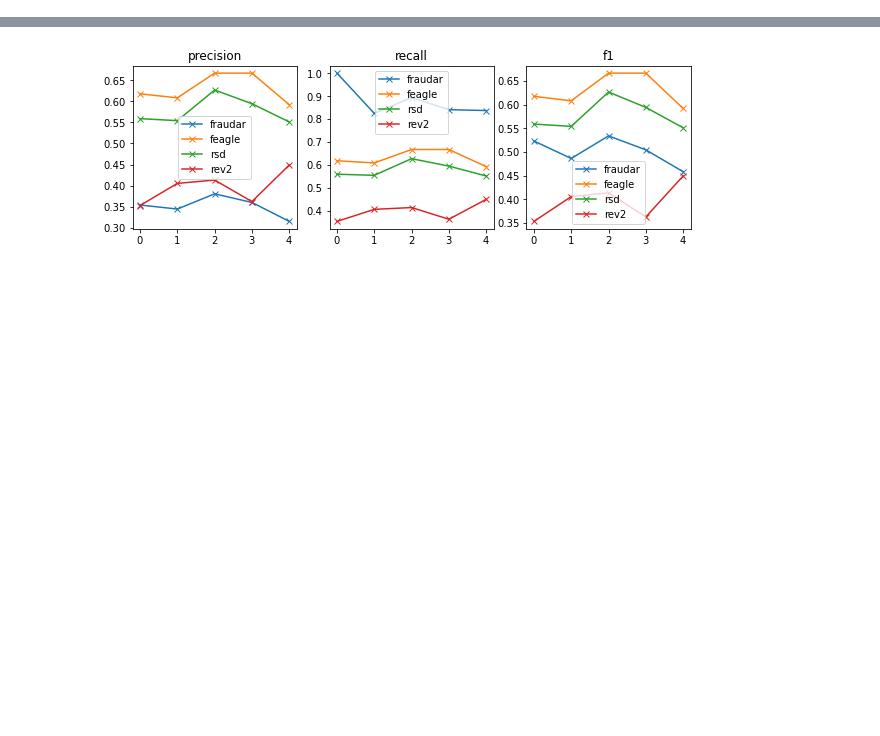
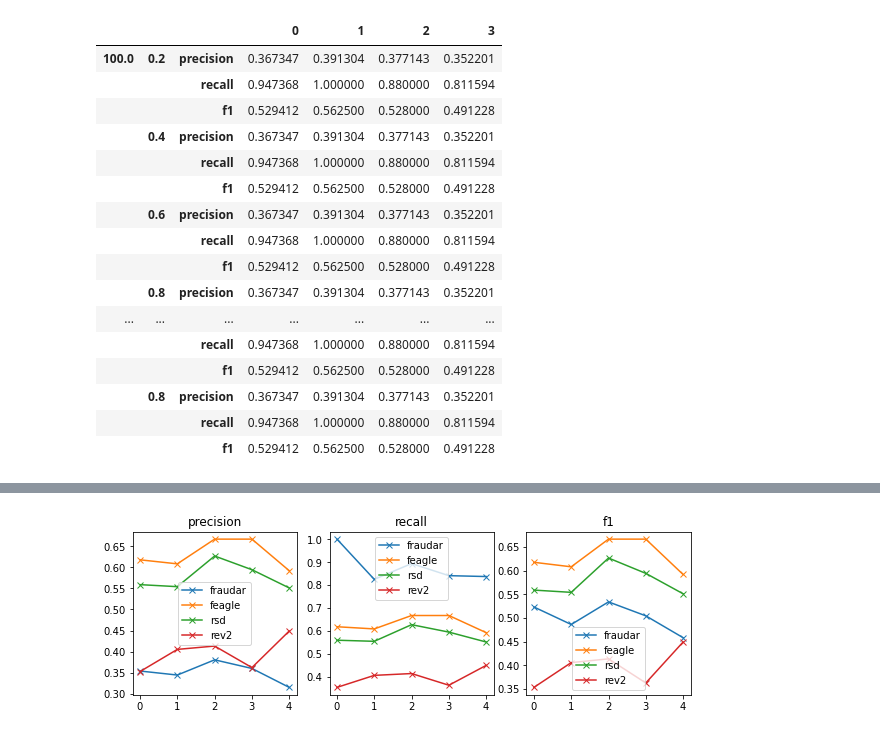
Before and after one commit to hellokayas/Sockfarm-Project, a Jupyter notebook: src/eval_naive_attack.ipynb, the cells around one changed output, grey strips where cells are left out. Saved outputs shown, nothing was run; the diff lists cells and outputs as text; code cells hidden in the pictures; blank space fills up the shorter version.

```diff
--- a/src/evaluate.ipynb
+++ b/src/eval_naive_attack.ipynb
@@ -84,0 +86,20 @@ display(df_met)
+# %%
+df_met.loc[("alpha", "fraudar", slice(None), slice(None))]
+# %% [output]
+|  |  |  | 0 | 1 | 2 | 3 |
+| 100.0 | 0.2 | precision | 0.367347 | 0.391304 | 0.377143 | 0.352201 |
+|  |  | recall | 0.947368 | 1.000000 | 0.880000 | 0.811594 |
+|  |  | f1 | 0.529412 | 0.562500 | 0.528000 | 0.491228 |
+|  | 0.4 | precision | 0.367347 | 0.391304 | 0.377143 | 0.352201 |
+|  |  | recall | 0.947368 | 1.000000 | 0.880000 | 0.811594 |
+|  |  | f1 | 0.529412 | 0.562500 | 0.528000 | 0.491228 |
+|  | 0.6 | precision | 0.367347 | 0.391304 | 0.377143 | 0.352201 |
+|  |  | recall | 0.947368 | 1.000000 | 0.880000 | 0.811594 |
+|  |  | f1 | 0.529412 | 0.562500 | 0.528000 | 0.491228 |
+|  | 0.8 | precision | 0.367347 | 0.391304 | 0.377143 | 0.352201 |
+| ... | ... | ... | ... | ... | ... | ... |
+|  |  | recall | 0.947368 | 1.000000 | 0.880000 | 0.811594 |
+|  |  | f1 | 0.529412 | 0.562500 | 0.528000 | 0.491228 |
+|  | 0.8 | precision | 0.367347 | 0.391304 | 0.377143 | 0.352201 |
+|  |  | recall | 0.947368 | 1.000000 | 0.880000 | 0.811594 |
+|  |  | f1 | 0.529412 | 0.562500 | 0.528000 | 0.491228 |
```
Also changed, not shown: parts of 6 cells of this notebook, 12 other files.
